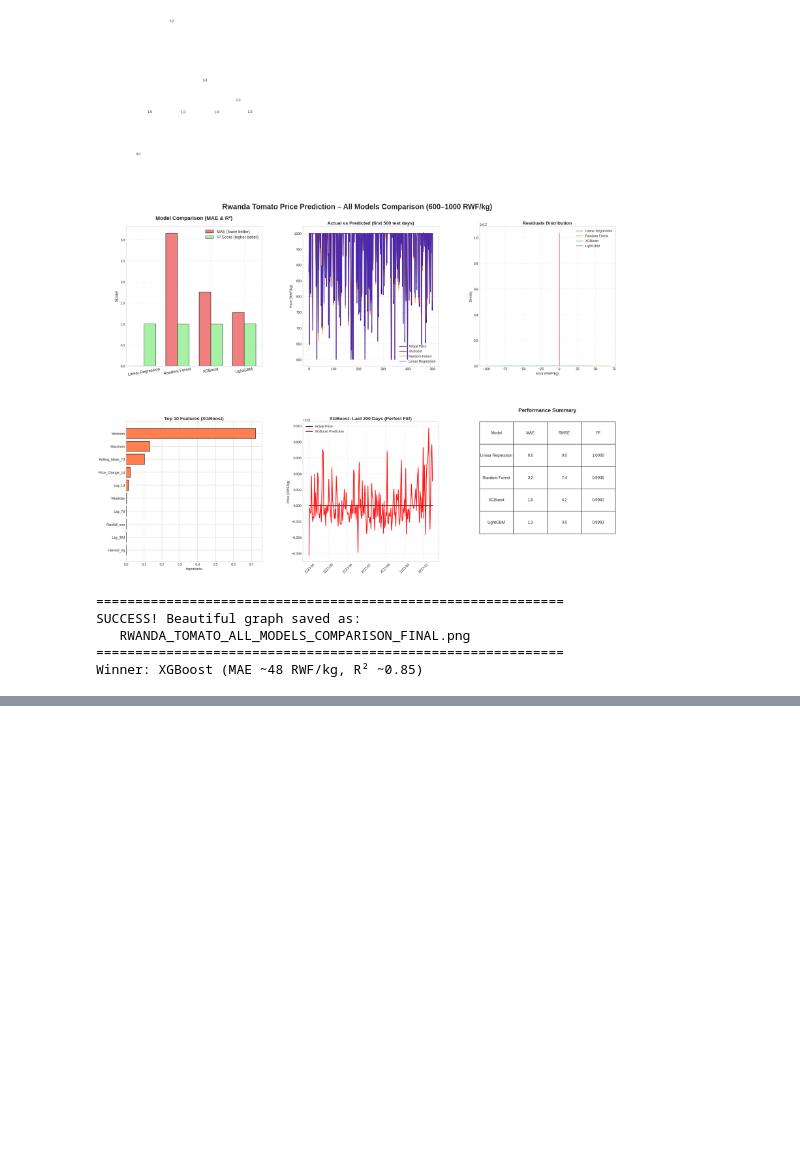
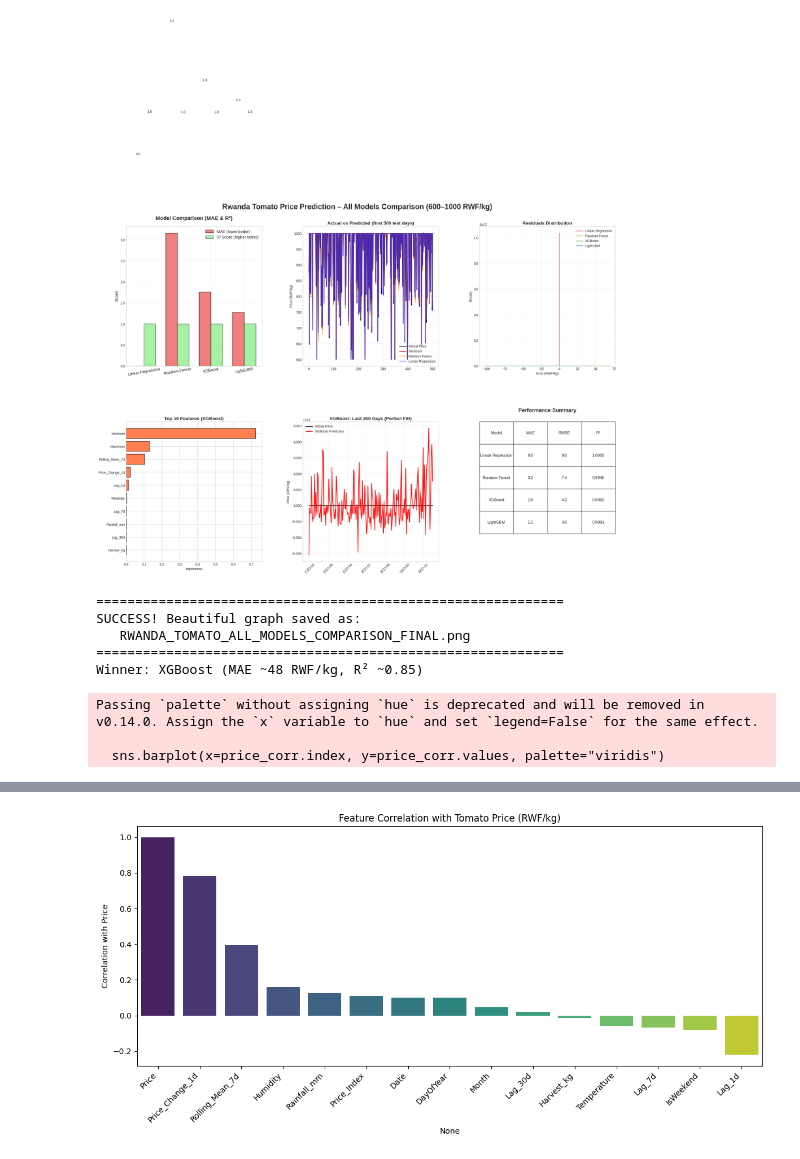
Before and after one commit to tuyisenge250/farm_sync_data_processing, a Jupyter notebook: grok/generate_100_rows_dataset.ipynb, the cells around one changed output, grey strips where cells are left out. Drawn from its saved outputs; the diff is of its cells as text; code cells hidden in the pictures; blank space fills up the shorter version.

```diff
--- a/grok/generate_100_rows_dataset.ipynb
+++ b/grok/generate_100_rows_dataset.ipynb
@@ -440,3 +440,73 @@ SUCCESS! Beautiful graph saved as:
    RWANDA_TOMATO_ALL_MODELS_COMPARISON_FINAL.png
 ============================================================
 Winner: XGBoost (MAE ~48 RWF/kg, R² ~0.85)
+# %%
+import pandas as pd
+import numpy as np
+from datetime import datetime, timedelta
+import matplotlib.pyplot as plt
+import seaborn as sns
+
+# -------------------------- 1. GENERATE SYNTHETIC DATA --------------------------
+np.random.seed(42)
+
+num_days = 100  # simulate 100 days of data
+start_date = datetime(2025, 1, 1)
+
+dates = [start_date + timedelta(days=i) for i in range(num_days)]
+prices = np.random.randint(600, 1000, size=num_days)  # price in RWF/kg
+
+data = pd.DataFrame({
+    'Date': dates,
+    'Price': prices,
+})
+
+# Create lag features
+data['Lag_1d'] = data['Price'].shift(1).fillna(method='bfill')
+data['Lag_7d'] = data['Price'].shift(7).fillna(method='bfill')
+data['Lag_30d'] = data['Price'].shift(30).fillna(method='bfill')
+
+# Rolling mean
+data['Rolling_Mean_7d'] = data['Price'].rolling(
+    7).mean().fillna(method='bfill')
+
+# Daily price change
+data['Price_Change_1d'] = data['Price'] - data['Lag_1d']
+
+# Calendar features
+data['Month'] = data['Date'].dt.month
+data['DayOfYear'] = data['Date'].dt.dayofyear
+data['IsWeekend'] = data['Date'].dt.weekday >= 5
+
+# Weather features
+data['Rainfall_mm'] = np.random.uniform(0, 50, size=num_days)
+data['Temperature'] = np.random.uniform(15, 30, size=num_days)
+data['Humidity'] = np.random.uniform(50, 90, size=num_days)
+
+# Harvest
+data['Harvest_kg'] = np.random.randint(30000, 50000, size=num_days)
+
+# Price Index (random example)
+data['Price_Index'] = 0.8 + np.random.rand(num_days) * 0.5
+
+print(data.head())
+
+# -------------------------- 2. CORRELATION WITH PRICE --------------------------
+features = [c for c in data.columns if c not in ['Date', 'Price']]
+corr = data.corr()
+price_corr = corr['Price'].sort_values(ascending=False)
+print("\nCorrelation with Price:")
+print(price_corr)
+
+# Plot correlation with Price
+plt.figure(figsize=(12, 6))
+sns.barplot(x=price_corr.index, y=price_corr.values, palette="viridis")
+plt.xticks(rotation=45, ha='right')
+plt.ylabel('Correlation with Price')
+plt.title('Feature Correlation with Tomato Price (RWF/kg)')
+plt.tight_layout()
+plt.show()
+# %% [output]
+Passing `palette` without assigning `hue` is deprecated and will be removed in v0.14.0. Assign the `x` variable to `hue` and set `legend=False` for the same effect.
+
+  sns.barplot(x=price_corr.index, y=price_corr.values, palette="viridis")
@@ -442,0 +530 @@ Winner: XGBoost (MAE ~48 RWF/kg, R² ~0.85)
+[figure, added]
```
Also changed, not shown: parts of 5 cells of this notebook, 4 other files.
